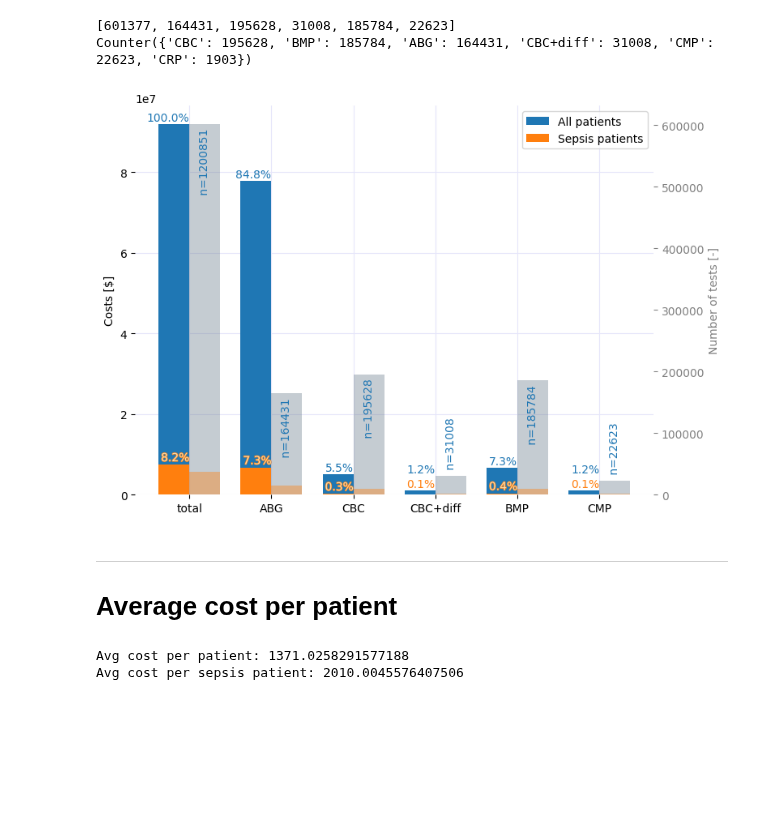
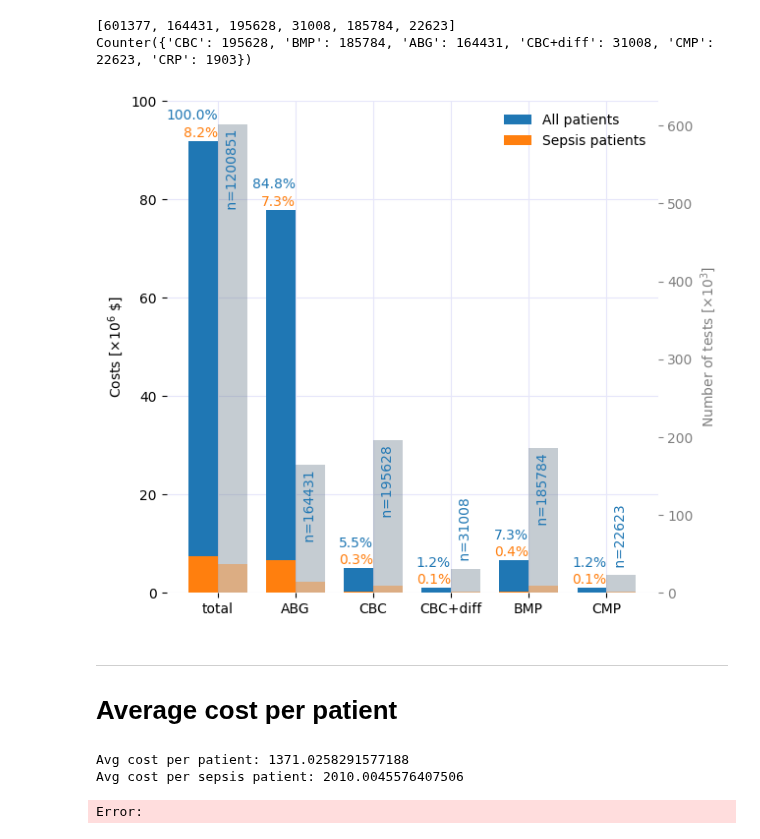
Before and after one commit to joshuawe/sepsis, a Jupyter notebook: data/miiv/miiv_lab_tests.ipynb, the cells around one changed output. Drawn from its saved outputs; the diff is of its cells as text; code cells hidden in the pictures; blank space fills up the shorter version.

Commit message:
update lab costs figure

```diff
--- a/data/miiv/miiv_lab_tests.ipynb
+++ b/data/miiv/miiv_lab_tests.ipynb
@@ -25,7 +26,7 @@ miiv_path = '~/Documents/data/ts/miiv/fully_observed/miiv_ts_wide.csv.gz'
 miiv_path_p = '~/Documents/data/ts/miiv/fully_observed/miiv_ts_wide.parquet'
 # df = pd.read_csv(miiv_path)
 df = pd.read_parquet(miiv_path_p)
-df['time'] = df['time'].apply(lambda x: x.total_seconds() / 60 / 60)
+# df['time'] = df['time'].apply(lambda x: x.total_seconds() / 60 / 60)
 df.head()
 # %% [output]
 |  | id | time | label | alb | alp | alt | ast | be | bicar | bili | ... | ... |
@@ -192,16 +187,16 @@ num_tests_sepsis = [np.sum(list(test_num_dict_total_sepsis.values()))]
 num_tests_sepsis += list(test_num_dict_total_sepsis[k] for k in cost_dict.keys() if k != 'total')
 
 
-fig = plt.figure()
+fig = plt.figure(figsize=(5,5))
 width = 0.375
 dx = width/2  # shift bars by dx
 ax = fig.add_axes([0,0,1,1])
 # test costs
 ax.bar(positions - dx, height=values, width=width, zorder=2, color='C0', label='All patients')
 ax.bar(positions - dx, height=values_sepsis, width=width, zorder=2, color='C1', label='Sepsis patients')
-ax.set_xticks(positions, labels)
+ax.set_xticks(list(positions) + [6], labels + [''])
 ax.grid(visible=True, color='lavender')
-ax.set_ylabel('Costs [$]')
+ax.set_ylabel('Costs [$\\times 10^6$ \$]')
 ax.spines[:].set_visible(False)
 
 # num tests
@@ -210,37 +205,46 @@ ax2.bar(positions + dx, height=num_tests, alpha=0.4, width=width, zorder=2, colo
 ax2.bar(positions + dx, height=num_tests_sepsis, width=width, alpha=0.4, zorder=2, color='C1', label='_Sepsis patients')
 ax2.spines[:].set_visible(False)
 
 
 # text labels
 for i, (v, v_sepsis) in enumerate(zip(values, values_sepsis)):
     number = f'{str(v)} €'
     number = num_tests[i] if i != 0 else np.sum(num_tests)
     percentage = f'{round(v / cost_dict["total"] * 100, 1)}%'
     number_sepsis = ''
     percentage_sepsis = f'{round(v_sepsis / cost_dict["total"] * 100, 1)}%'
     v = v + 100000
     v_sepsis = v_sepsis + 100000
     path_effects=[pe.withStroke(linewidth=1, foreground="C1")]
     color_sepsis = 'wheat'
-    if i in [3, 5]:
+    if i in [0, 1, 2, 3, 4, 5]:
         v_sepsis = v
         v += 3500000
         path_effects = None
         color_sepsis = 'C1'
 
     ax.text(i, v + 100000, f'{percentage}', ha='right', va='bottom', color='C0', rotation=0) # all patients
     ax.text(i, v_sepsis + 100000, f'{number_sepsis}\n{percentage_sepsis}', ha='right', va='bottom', color=color_sepsis, rotation=0, weight='normal', path_effects=path_effects) # sepsis patients
     va = 'top' if i in [0,1,2,4] else 'bottom'
     ax2.text(i + dx, num_tests[i] + 5000, f' n={number}  ', ha='center', va=va, color='C0', rotation=90)
 
 # ax.text(3, 6000000, 'PRELIMINARY', color='red', fontsize=20, ha='center', va='bottom', rotation=20)
 ax2.tick_params(axis='y', colors='grey')
-ax2.set_ylabel('Number of tests [-]', color='grey')
-ax.legend()
+ax2.set_ylabel('Number of tests [$\\times 10^3$]', color='grey')
+def y_formatter(x, pos):
+    return f'{x * 1e-3:.0f}'
+def y_formatter2(x, pos):
+    return f'{x * 1e-6:.0f}'
+ax2.yaxis.set_major_formatter(ticker.FuncFormatter(y_formatter))
+ax.yaxis.set_major_formatter(ticker.FuncFormatter(y_formatter2))
+# ax2.yaxis.set_major_formatter(ticker.FormatStrFormatter('%.0e'))
+# ax.ticklabel_format(style='sci', axis='x', scilimits=(3,3))
+ax.set_ylim(0, 10e7)
+ax.legend(frameon=False)
 plt.savefig(path_figures / 'miiv_lab_costs.pdf', bbox_inches='tight')
 plt.show()
 # %% [output]
-[figure, old version]
+[figure, new version]
 # %% [markdown]
 ---
 # Average cost per patient
@@ -252,3 +256,4 @@ print('Avg cost per sepsis patient:', avg_cost_sepsis)
 # %% [output]
 Avg cost per patient: 1371.0258291577188
 Avg cost per sepsis patient: 2010.0045576407506
+Error:
```
Also changed, not shown: parts of 4 cells of this notebook, 1 other file.
